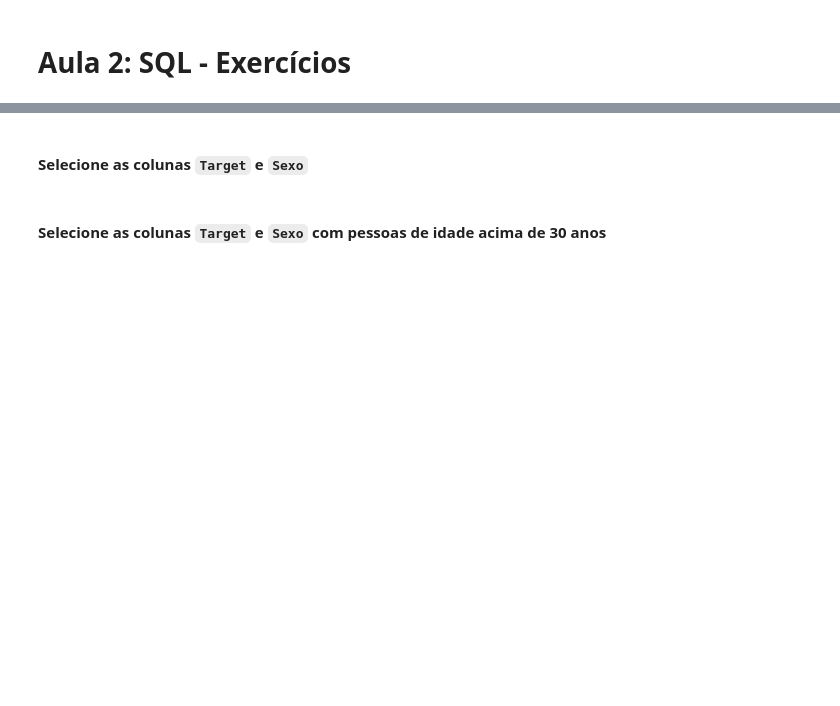
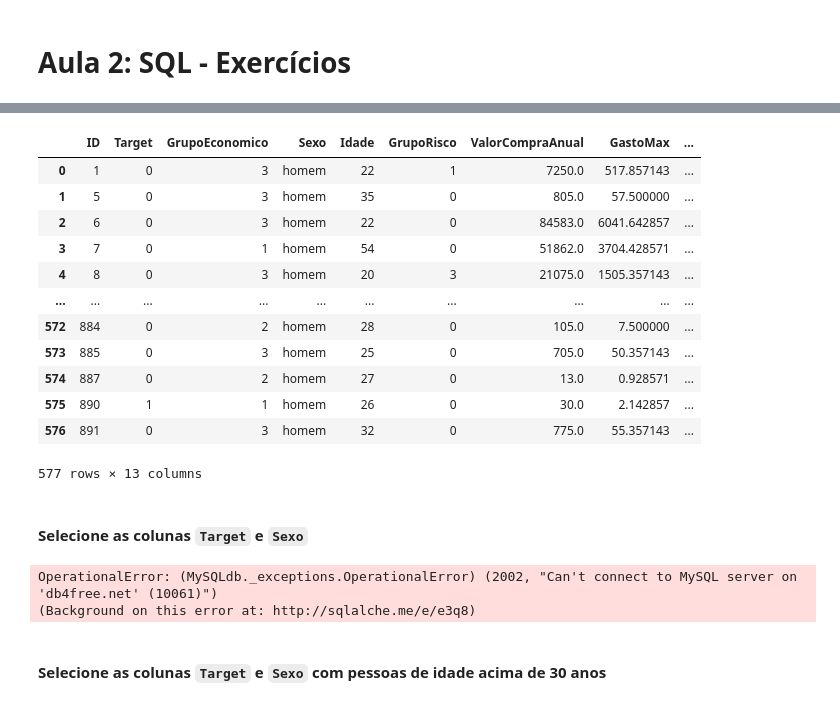
Before and after one commit to ossamum/aulas-mesttra, a Jupyter notebook: SQL/Aula 02 - SQL - Exercícios.ipynb, the cells around one changed output, grey strips where cells are left out. Cells and saved outputs as stored; diff of their text form; code cells hidden in the pictures; blank space fills up the shorter version.

```diff
--- a/SQL/Aula 02 - SQL - Exercícios.ipynb
+++ b/SQL/Aula 02 - SQL - Exercícios.ipynb
@@ -10,8 +30,40 @@ with open('credentials.yml', 'r') as file:
     credentials = yaml.load(file, Loader=yaml.FullLoader)
 # %%
 engine = sqlalchemy.create_engine(f'mysql://{credentials["user"]}:{credentials["password"]}@{credentials["host"]}:{credentials["port"]}/{credentials["database"]}') # connect to server
+# %%
+df = pd.read_csv('AtrasoCartaoCredito.csv')
+# %%
+sqldf('''
+SELECT *
+FROM df
+WHERE Sexo = 'homem'
+''')
+# %% [output]
+|  | ID | Target | GrupoEconomico | Sexo | Idade | GrupoRisco | ValorCompraAnual | GastoMax | ... |
+| 0 | 1 | 0 | 3 | homem | 22 | 1 | 7250.0 | 517.857143 | ... |
+| 1 | 5 | 0 | 3 | homem | 35 | 0 | 805.0 | 57.500000 | ... |
+| 2 | 6 | 0 | 3 | homem | 22 | 0 | 84583.0 | 6041.642857 | ... |
+| 3 | 7 | 0 | 1 | homem | 54 | 0 | 51862.0 | 3704.428571 | ... |
+| 4 | 8 | 0 | 3 | homem | 20 | 3 | 21075.0 | 1505.357143 | ... |
+| ... | ... | ... | ... | ... | ... | ... | ... | ... | ... |
+| 572 | 884 | 0 | 2 | homem | 28 | 0 | 105.0 | 7.500000 | ... |
+| 573 | 885 | 0 | 3 | homem | 25 | 0 | 705.0 | 50.357143 | ... |
+| 574 | 887 | 0 | 2 | homem | 27 | 0 | 13.0 | 0.928571 | ... |
+| 575 | 890 | 1 | 1 | homem | 26 | 0 | 30.0 | 2.142857 | ... |
+| 576 | 891 | 0 | 3 | homem | 32 | 0 | 775.0 | 55.357143 | ... |
+577 rows × 13 columns
 # %% [markdown]
 #### Selecione as colunas `Target` e `Sexo`
+# %%
+query = '''
+    SELECT *
+    FROM AtrasoCartaoCredito
+    LIMIT 10
+'''
+pd.read_sql(query, engine)
+# %% [output]
+OperationalError: (MySQLdb._exceptions.OperationalError) (2002, "Can't connect to MySQL server on 'db4free.net' (10061)")
+(Background on this error at: http://sqlalche.me/e/e3q8)
 # %% [markdown]
 #### Selecione as colunas `Target` e `Sexo` com pessoas de idade acima de 30 anos
 # %% [markdown]
```
Also changed, not shown: parts of 2 cells of this notebook.
